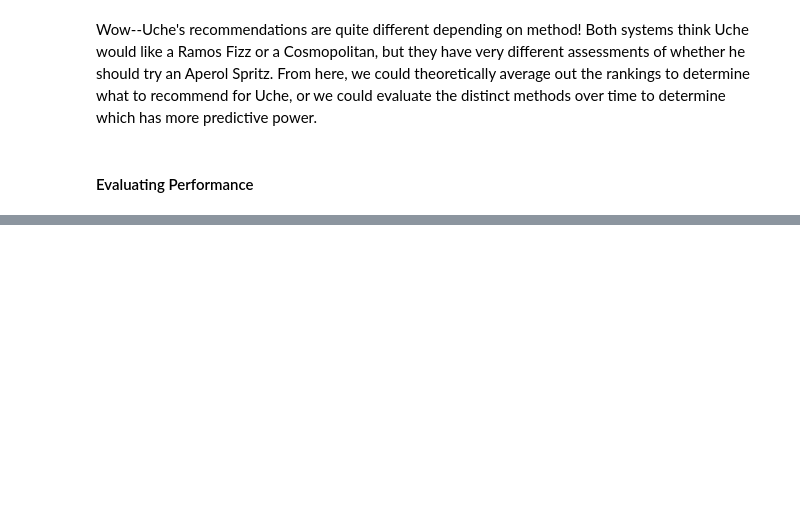
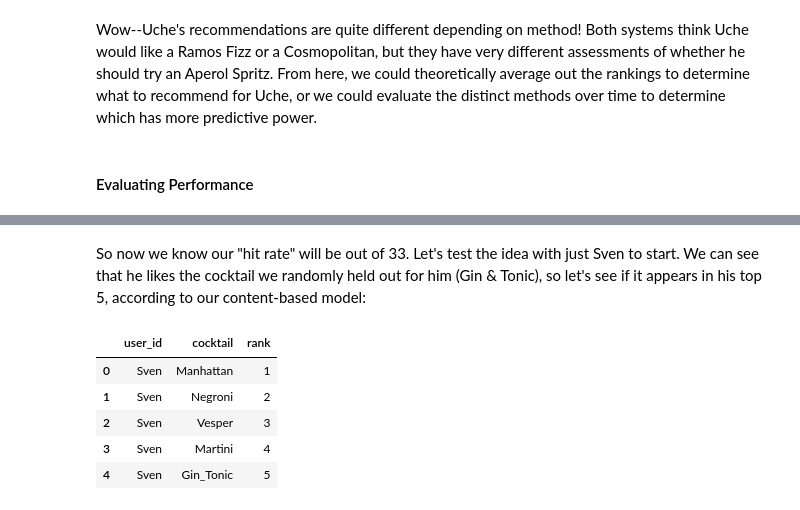
Before and after one commit to datajacob/DATA612_rec_systems, a Jupyter notebook: projects/project2/code/project2.ipynb, the cells around one changed output, grey strips where cells are left out. Cells and saved outputs as stored; diff of their text form; code cells hidden in the pictures; blank space fills up the shorter version.

```diff
--- a/projects/project2/code/project2.ipynb
+++ b/projects/project2/code/project2.ipynb
@@ -380,0 +411,27 @@ Wow--Uche's recommendations are quite different depending on method! Both system
+# %%
+def generate_weighted_sim_ALL(patron, df_pxc, df_cocktail_sim):
+    '''Return weighted similarity scores for cocktails given patron and relevant dfs'''
+    #narrow to only this patron's ratings for each cocktail (including nulls)
+    patron_ratings = df_pxc.loc[patron]
+    #build similarity score df based on ALL cocktails, regardless of whether they've rated them
+    df_cocktail_sim_patron = df_cocktail_sim
+    #build df of weighted scores (similarity score bw rated and unrated cocktails, times patron's score for rated cocktail)
+    df_patron_weighted_sim = df_cocktail_sim_patron.multiply(patron_ratings[patron_ratings.notnull()], axis=1)
+
+    return df_patron_weighted_sim
+# %%
+def generate_ranked_recs_ALL(patron, df_pxc, df_cocktail_sim):
+    '''Return ordered recommendations of cocktails not yet rated by a particular patron,
+    based on combination of that patron's existing ratings and the similarity of rated cocktails
+    to yet unrated ones'''
+    #generate weighted similarity scores for given patron
+    df_patron_weighted_sim = generate_weighted_sim_ALL(patron, df_pxc, df_cocktail_sim)
+
+    #build ranking based on summed/weighted vals
+    df_ranking = pd.DataFrame(df_patron_weighted_sim.sum(axis=1).sort_values(ascending=False))
+
+    #replace score with simple ranking
+    df_ranking['rank'] = range(1, len(df_ranking)+1)
+
+    #return ranking along without scores (as they are relative and otherwise not very meaningful)
+    return df_ranking[['rank']]
@@ -380,0 +440,13 @@ Wow--Uche's recommendations are quite different depending on method! Both system
+# %%
+#initialize full ranking df
+df_pxc_model1_rankings = pd.DataFrame()
+
+#loop through each user in the data
+for user in df_pxc_TEST.index:
+    #generate rankings for ALL cocktails for that user
+    df_user = generate_ranked_recs_ALL(user, df_pxc_TEST, df_cocktail_sim).reset_index()
+    #create necessary format
+    df_user['user_id'] = user
+    df_user = df_user[['user_id','cocktail','rank']]
+    #concatenate each user's ranking df
+    df_pxc_model1_rankings = pd.concat([df_pxc_model1_rankings, df_user], axis=0)
@@ -380,0 +527,11 @@ Wow--Uche's recommendations are quite different depending on method! Both system
+# %% [markdown]
+So now we know our "hit rate" will be out of 33. Let's test the idea with just Sven to start. We can see that he likes the cocktail we randomly held out for him (Gin & Tonic), so let's see if it appears in his top 5, according to our content-based model:
+# %%
+df_pxc_model1_rankings[df_pxc_model1_rankings['user_id']=='Sven'].head(5)
+# %% [output]
+|  | user_id | cocktail | rank |
+| 0 | Sven | Manhattan | 1 |
+| 1 | Sven | Negroni | 2 |
+| 2 | Sven | Vesper | 3 |
+| 3 | Sven | Martini | 4 |
+| 4 | Sven | Gin_Tonic | 5 |
```
Also changed, not shown: parts of 35 cells of this notebook, 1 other file.
